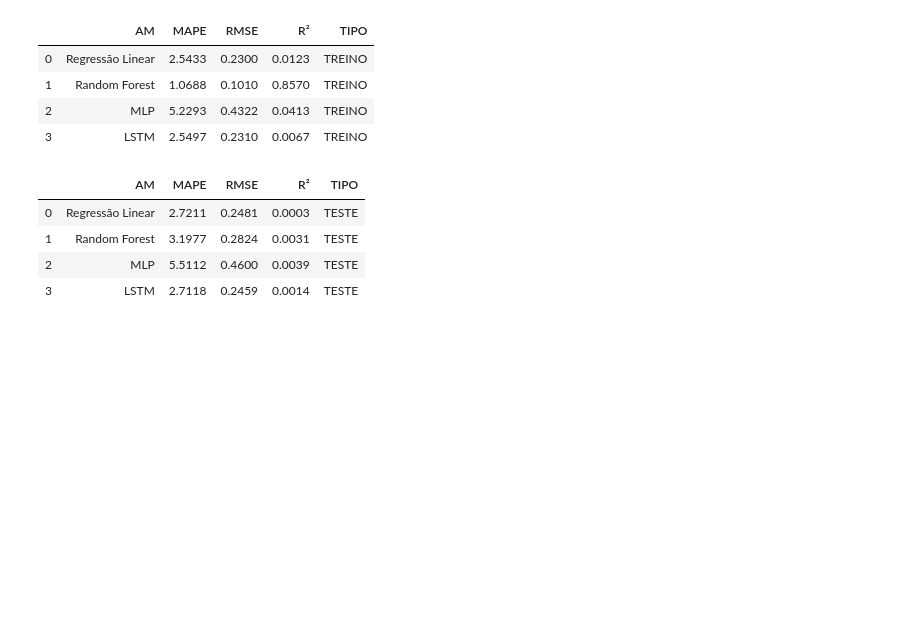
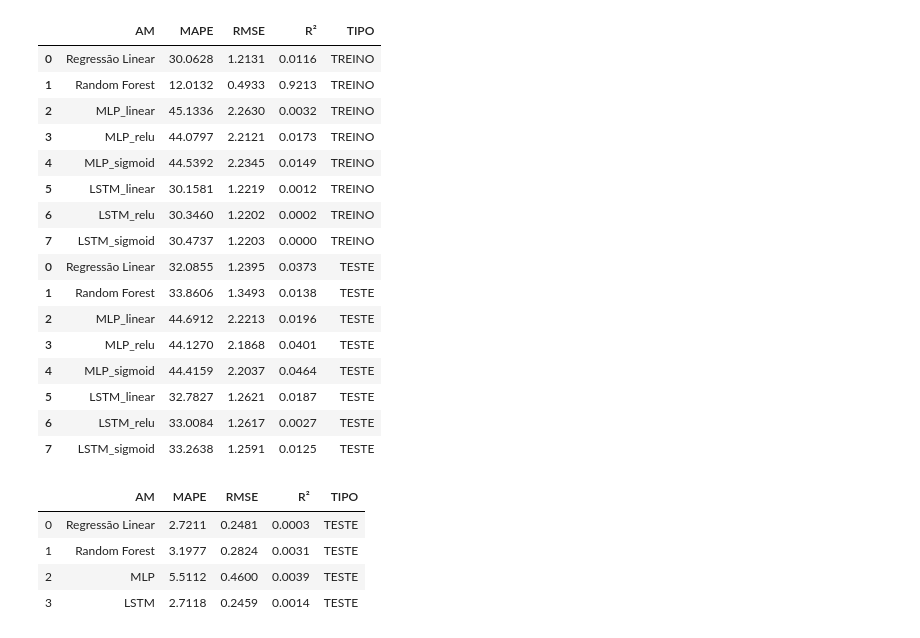
Before and after one commit to andersonchico/predicaoagua, a Jupyter notebook: src/src_dissertação/predicao_com_varios_parametros/com_interpolacao/espacial/espacial_automatizado_multivariaveis_selecionadas.ipynb, the cells around one changed output. Saved outputs shown, nothing was run; the diff lists cells and outputs as text; code cells hidden in the pictures; blank space fills up the shorter version.

Commit message:
Predição com dados interpolados utilizando todas as variáveis e variáveis selecionadas por correlação de Pearson

```diff
--- a/src/src_dissertação/predicao_com_varios_parametros/com_interpolacao/espacial/espacial_automatizado_multivariaveis_selecionadas.ipynb
+++ b/src/src_dissertação/predicao_com_varios_parametros/com_interpolacao/espacial/espacial_automatizado_multivariaveis_selecionadas.ipynb
@@ -21,43 +22,51 @@ plt.rcParams["figure.figsize"] = (12,10)
 # %%
 str_files = ''
 #Carrega os dados do arquivo .csv
-ugrhi06 = pd.read_csv(str_files + "cetesb_concatenado06semoutlier.csv",encoding='utf-8',sep=',')
+ugrhi06 = pd.read_csv(str_files + "cetesb_concatenado06semoutliers.csv",encoding='utf-8',sep=',')
 
 #Carrega os dados do arquivo .csv
-ugrhi10 = pd.read_csv(str_files + "cetesb_concatenado10semoutlier.csv",encoding='utf-8',sep=',')
+ugrhi10 = pd.read_csv(str_files + "cetesb_concatenado10semoutliers.csv",encoding='utf-8',sep=',')
 # %%
 print('---- Tamanho dos conjuntos originais ----')
 print('X:',len(ugrhi06))
 print('y:',len(ugrhi10))
 
-def seleciona_colunas(trainingd):
-    fdbo     = trainingd.iloc[:,1:2].values
-    ffosforo = trainingd.iloc[:,2:3].values
-    fph      = trainingd.iloc[:,4:5].values
-    fsolido  = trainingd.iloc[:,5:6].values
+def seleciona_colunas(trainingd,p):
 
-    frame_completo = pd.DataFrame(list(zip(fdbo, ffosforo,fsolido,fph)),
-               columns =['dbo', 'fosforo','solido','ph'])
+    if (p == 'ph'):
+        fdbo     = trainingd.iloc[:,2:3].values
+        fph      = trainingd.iloc[:,0:1].values
+        fsolido  = trainingd.iloc[:,5:6].values
+
+        frame_completo = pd.DataFrame(list(zip(fdbo,fsolido,fph)),columns =['dbo','solido','ph'])
+    else:
+
+        fdbo     = trainingd.iloc[:,2:3].values
+        fod      = trainingd.iloc[:,4:5].values
+        fsolido  = trainingd.iloc[:,5:6].values
+
+        frame_completo = pd.DataFrame(list(zip(fdbo,fsolido,fod)),columns =['dbo','solido','od'])
+
 
     return frame_completo
 
-df_ugrhi06 = seleciona_colunas(ugrhi06)
+df_ugrhi06 = seleciona_colunas(ugrhi06,'od')
 
 #Seleciona os dados equivalente ao tamanho da URGHI10
-X = df_ugrhi06.iloc[0:398]
+X = df_ugrhi06.iloc[0:len(ugrhi10)]
 #Remove a coluna ph, pois os seus valores serão preditos na UGRHI10
-X = X.drop(['ph'],axis = 1).values
+X = X.drop(['od'],axis = 1).values
 #Seleciona os valores da coluna ph da URGHI06, na qual será utilizado para a normalização dos dados quando apresentar o gráfico
-train_previsao = ugrhi06['ph'].values
+train_previsao = ugrhi06['od'].values
 #Seleciona os valores da coluna ph da URGHI10.
-y = ugrhi10['ph'].values
+y = ugrhi10['od'].values
 
-X = X.reshape(len(X),3)
+X = X.reshape(len(X),2)
 y = y.reshape(len(y),1)
 train_previsao = train_previsao.reshape(len(train_previsao),1)
 
 
-assert X.shape == (len(X),3)
+assert X.shape == (len(X),2)
 assert y.shape == (len(y),1)
 
 print('---- Conjunto de dados y igualado ao tamanho de dados do conjunto X ----')
@@ -401,11 +651,23 @@ Epoch 100/100
-# %%
-df_resultados_treino
-# %% [output]
-|  | AM | MAPE | RMSE | R² | TIPO |
-| 0 | Regressão Linear | 2.5433 | 0.2300 | 0.0123 | TREINO |
-| 1 | Random Forest | 1.0688 | 0.1010 | 0.8570 | TREINO |
-| 2 | MLP | 5.2293 | 0.4322 | 0.0413 | TREINO |
-| 3 | LSTM | 2.5497 | 0.2310 | 0.0067 | TREINO |
+# %%
+df_resultados
+# %% [output]
+|  | AM | MAPE | RMSE | R² | TIPO |
+| 0 | Regressão Linear | 30.0628 | 1.2131 | 0.0116 | TREINO |
+| 1 | Random Forest | 12.0132 | 0.4933 | 0.9213 | TREINO |
+| 2 | MLP_linear | 45.1336 | 2.2630 | 0.0032 | TREINO |
+| 3 | MLP_relu | 44.0797 | 2.2121 | 0.0173 | TREINO |
+| 4 | MLP_sigmoid | 44.5392 | 2.2345 | 0.0149 | TREINO |
+| 5 | LSTM_linear | 30.1581 | 1.2219 | 0.0012 | TREINO |
+| 6 | LSTM_relu | 30.3460 | 1.2202 | 0.0002 | TREINO |
+| 7 | LSTM_sigmoid | 30.4737 | 1.2203 | 0.0000 | TREINO |
+| 0 | Regressão Linear | 32.0855 | 1.2395 | 0.0373 | TESTE |
+| 1 | Random Forest | 33.8606 | 1.3493 | 0.0138 | TESTE |
+| 2 | MLP_linear | 44.6912 | 2.2213 | 0.0196 | TESTE |
+| 3 | MLP_relu | 44.1270 | 2.1868 | 0.0401 | TESTE |
+| 4 | MLP_sigmoid | 44.4159 | 2.2037 | 0.0464 | TESTE |
+| 5 | LSTM_linear | 32.7827 | 1.2621 | 0.0187 | TESTE |
+| 6 | LSTM_relu | 33.0084 | 1.2617 | 0.0027 | TESTE |
+| 7 | LSTM_sigmoid | 33.2638 | 1.2591 | 0.0125 | TESTE |
 # %%
 df_resultados_teste
 # %% [output]
```
Also changed, not shown: parts of 4 cells of this notebook, 17 other files.
